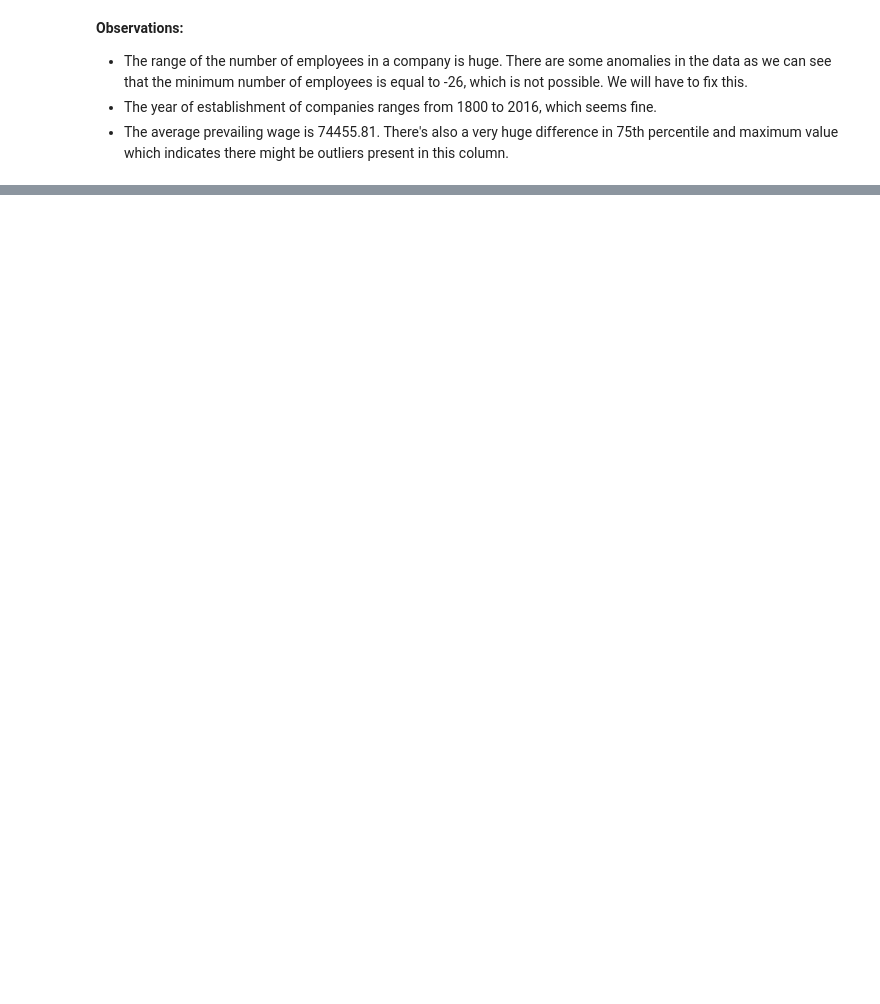
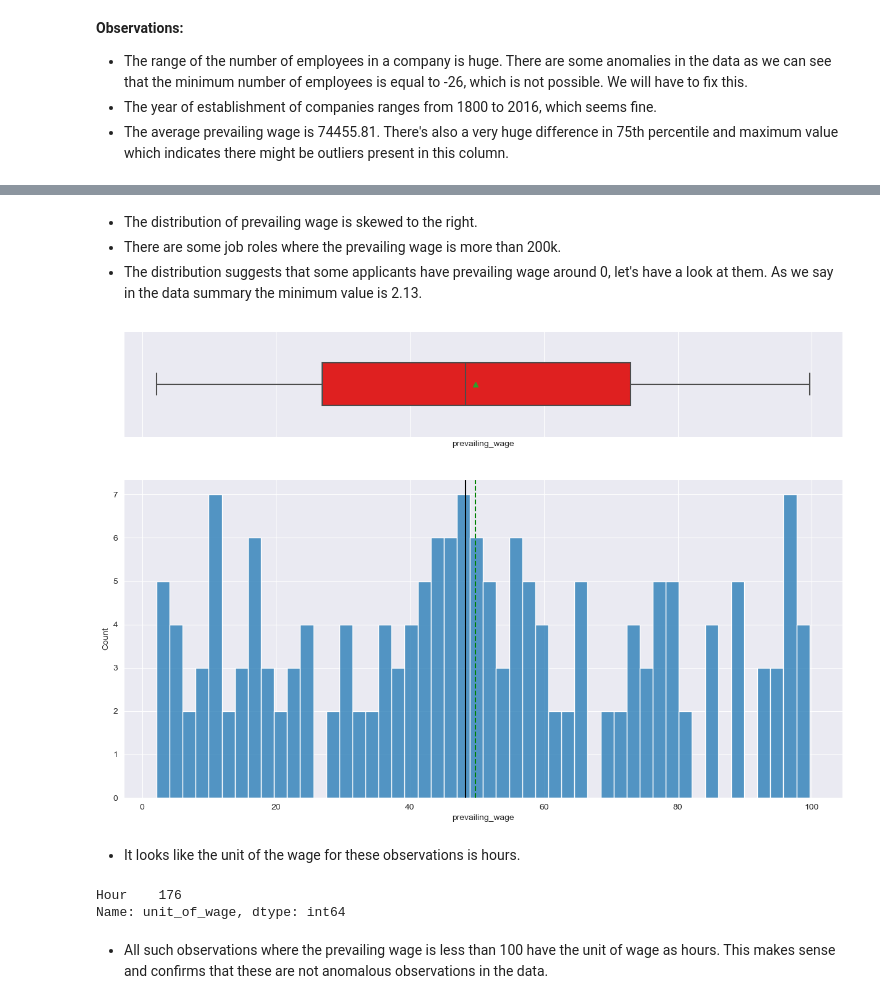
Before and after one commit to ArthurXia1031/Data_Science_Project, a Jupyter notebook: machine_learning/Easy_visa/easy_visa.ipynb, the cells around one changed output, grey strips where cells are left out. Saved outputs shown, nothing was run; the diff lists cells and outputs as text; code cells hidden in the pictures; blank space fills up the shorter version.

```diff
--- a/machine_learning/Easy_visa/easy_visa.ipynb
+++ b/machine_learning/Easy_visa/easy_visa.ipynb
@@ -121,0 +267,20 @@ data.describe(include='all').T
+# %% [markdown]
+* The distribution of prevailing wage is skewed to the right.
+* There are some job roles where the prevailing wage is more than 200k.
+* The distribution suggests that some applicants have prevailing wage around 0, let's have a look at them. As we say in the data summary the minimum value is 2.13.
+# %%
+# checking the applicants with prevailing wage less than 100
+data.loc[data['prevailing_wage'] < 100]
+
+histogram_boxplot(data.loc[data['prevailing_wage'] < 100], 'prevailing_wage')
+# %% [output]
+[figure, added]
+# %% [markdown]
+* It looks like the unit of the wage for these observations is hours.
+# %%
+data.loc[data['prevailing_wage'] < 100, 'unit_of_wage'].value_counts()
+# %% [output]
+Hour    176
+Name: unit_of_wage, dtype: int64
+# %% [markdown]
+* All such observations where the prevailing wage is less than 100 have the unit of wage as hours. This makes sense and confirms that these are not anomalous observations in the data.
```
Also changed, not shown: parts of 49 cells of this notebook.
